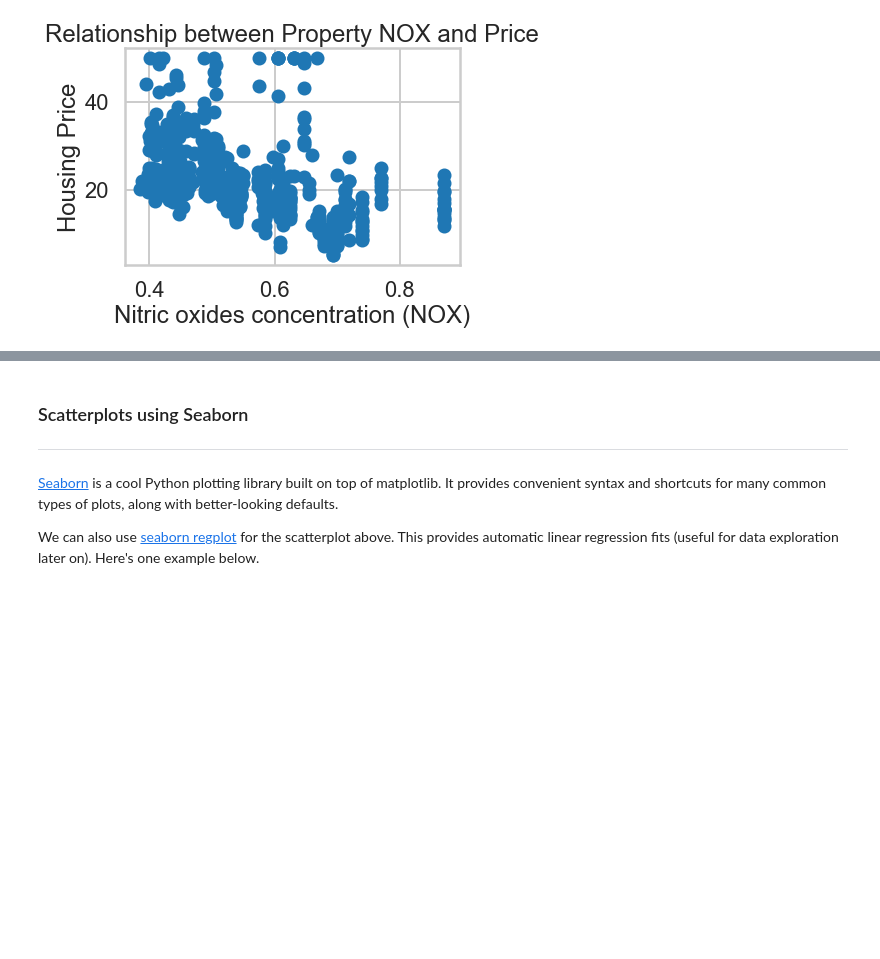
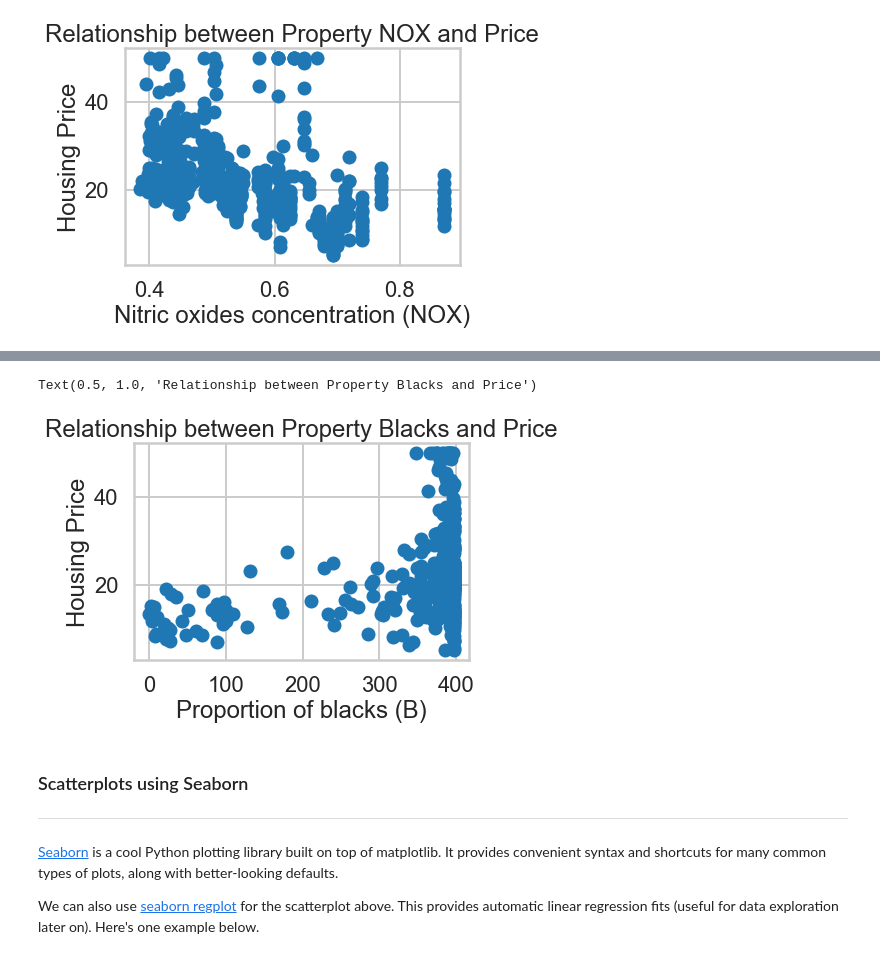
Before and after one commit to eerichmond/mec-mini-projects, a Jupyter notebook: mec-11.4.1-linear-regression-mini-project/Mini_Project_Linear_Regression.ipynb, the cells around one changed output, grey strips where cells are left out. Saved outputs shown, nothing was run; the diff lists cells and outputs as text; code cells hidden in the pictures; blank space fills up the shorter version.

```diff
--- a/mec-11.4.1-linear-regression-mini-project/Mini_Project_Linear_Regression.ipynb
+++ b/mec-11.4.1-linear-regression-mini-project/Mini_Project_Linear_Regression.ipynb
@@ -350,3 +358,11 @@ Text(0.5, 1.0, 'Relationship between Property NOX and Price')
+# %%
+plt.scatter(bos.B, bos.PRICE)
+plt.xlabel("Proportion of blacks (B)")
+plt.ylabel("Housing Price")
+plt.title("Relationship between Property Blacks and Price")
+# %% [output]
+Text(0.5, 1.0, 'Relationship between Property Blacks and Price')
+[figure, added]
 # %% [markdown]
 ### Scatterplots using Seaborn
 ***
```
Also changed, not shown: parts of 16 cells of this notebook.
